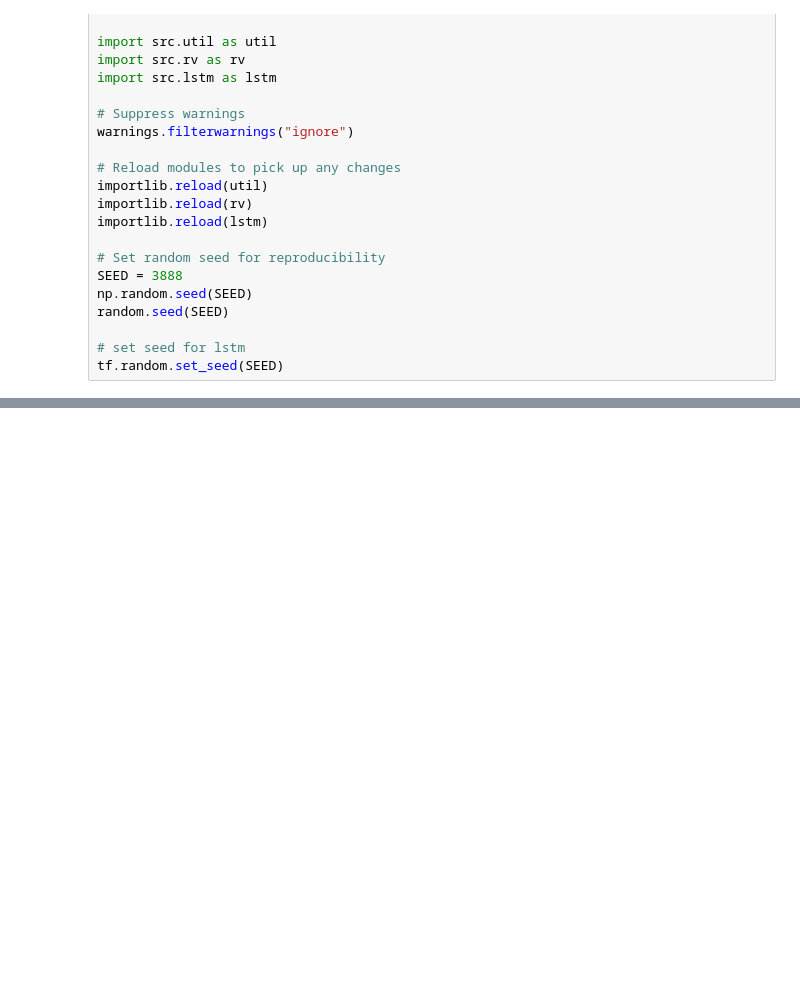
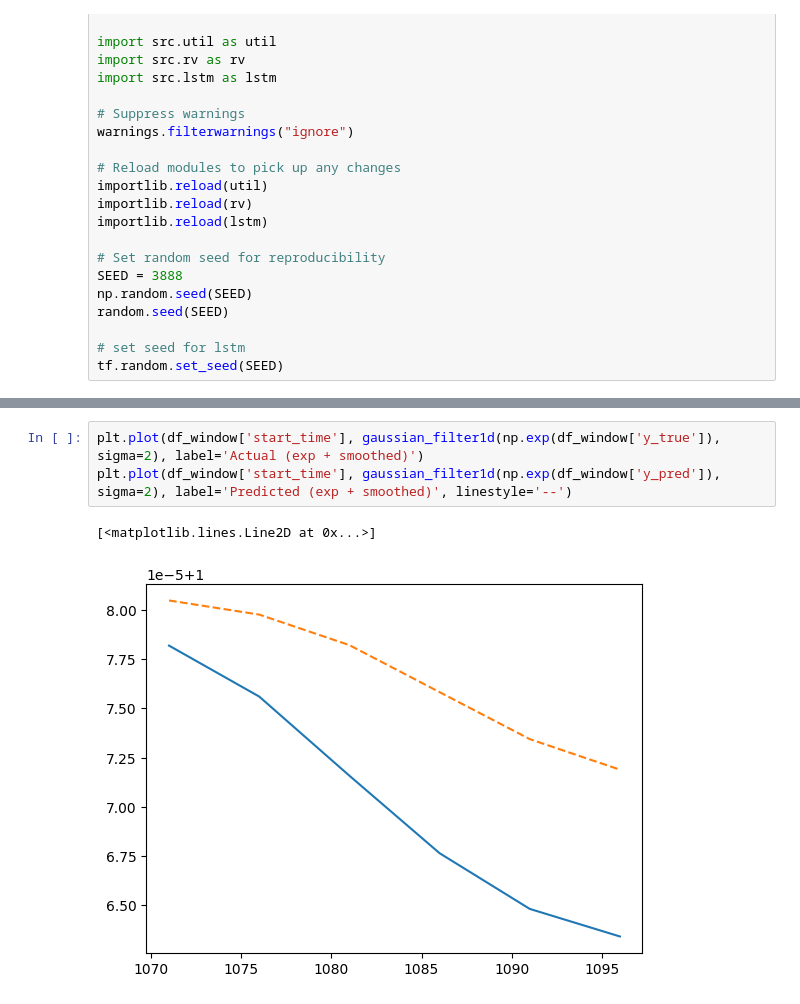
Before and after one commit to mofrui/volatility-analysis, a Jupyter notebook: report_copy.ipynb, the cells around one changed output, grey strips where cells are left out. Drawn from its saved outputs; the diff is of its cells as text; blank space fills up the shorter version.

```diff
--- a/report_copy.ipynb
+++ b/report_copy.ipynb
@@ -489,0 +417,6 @@ display(comparison_df)
+# %%
+plt.plot(df_window['start_time'], gaussian_filter1d(np.exp(df_window['y_true']), sigma=2), label='Actual (exp + smoothed)')
+plt.plot(df_window['start_time'], gaussian_filter1d(np.exp(df_window['y_pred']), sigma=2), label='Predicted (exp + smoothed)', linestyle='--')
+# %% [output]
+[<matplotlib.lines.Line2D at 0x...>]
+[figure, added]
```
Also changed, not shown: parts of 41 cells of this notebook, 16 other files.
